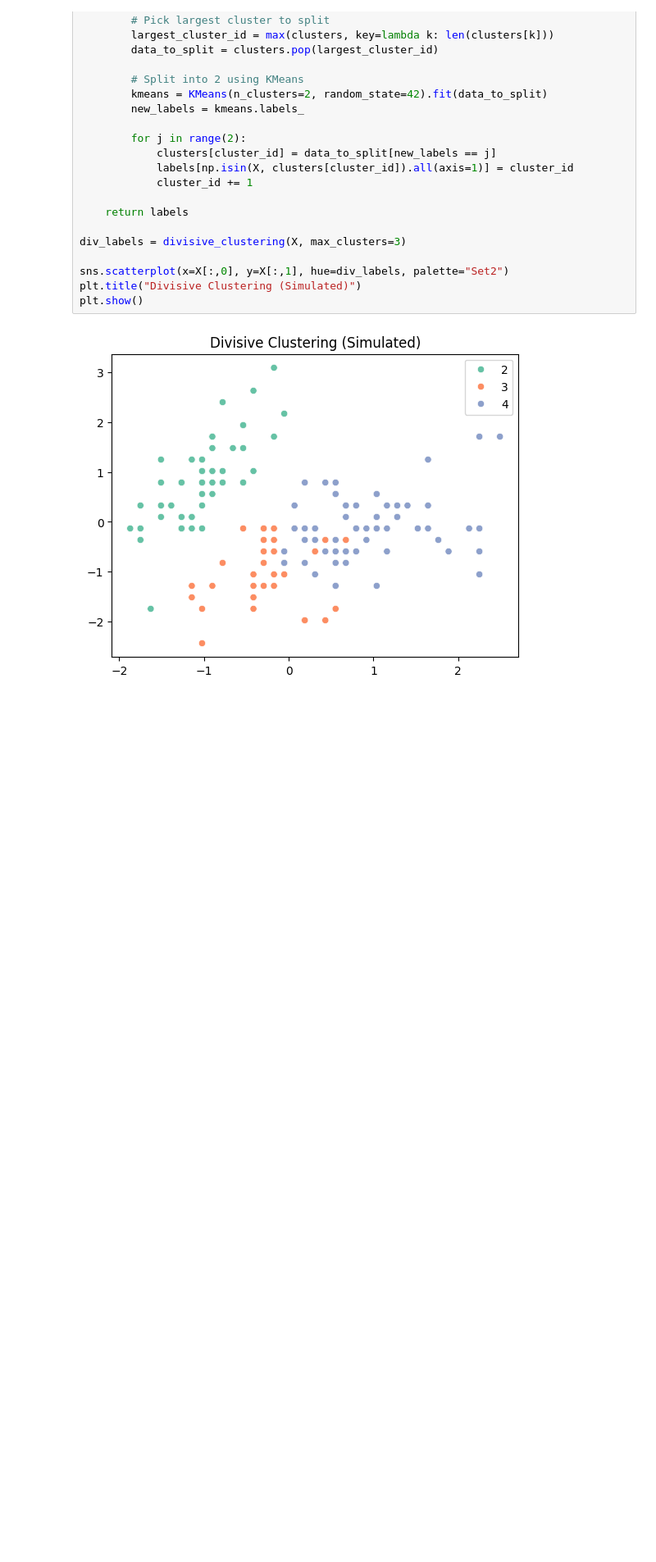
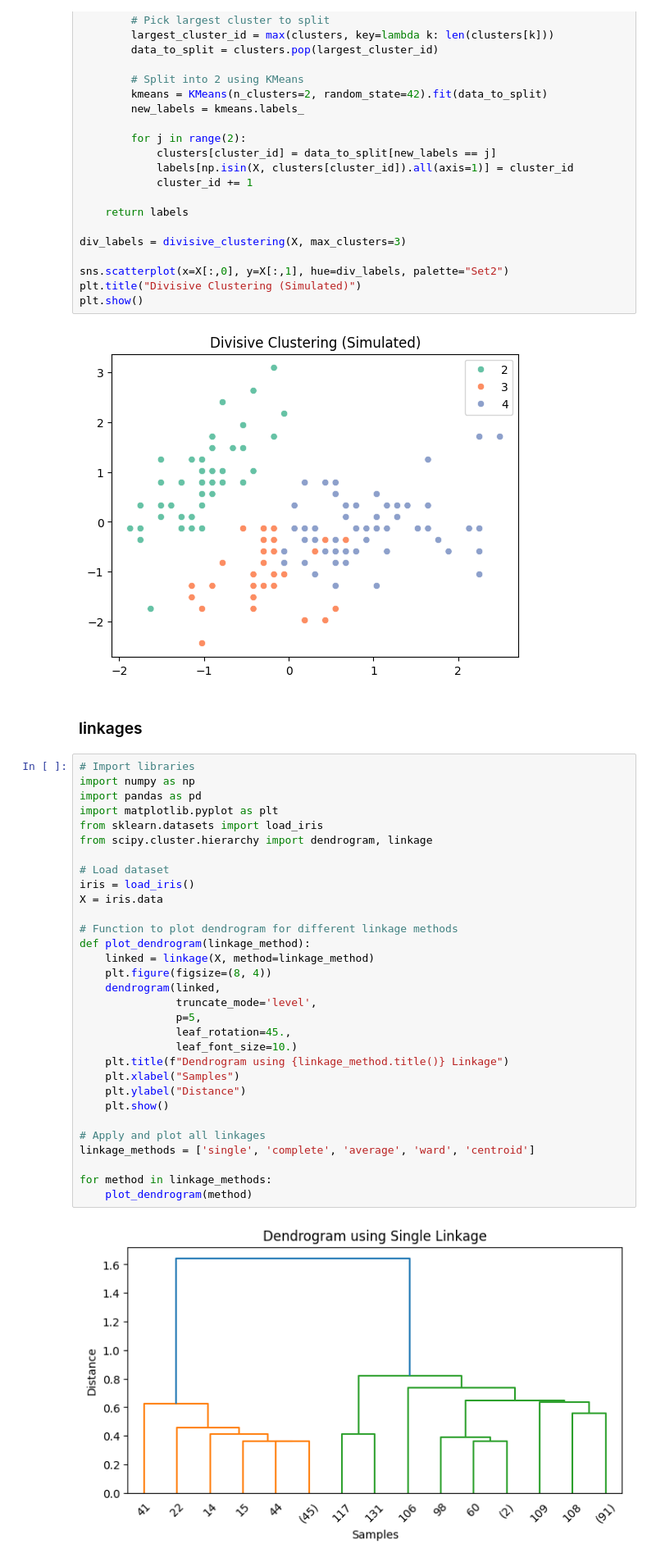
Before and after one commit to naveen-ramavath/machine-learning, a Jupyter notebook: week_7_clusturing_.ipynb, the cells around one changed output. Shown at 82% size. Drawn from its saved outputs; the diff is of its cells as text; blank space fills up the shorter version.

```diff
--- a/week_7_clusturing_.ipynb
+++ b/week_7_clusturing_.ipynb
@@ -115,3 +117,38 @@ plt.title("Divisive Clustering (Simulated)")
 plt.show()
 # %% [output]
 [figure]
+# %% [markdown]
+### linkages
+# %%
+# Import libraries
+import numpy as np
+import pandas as pd
+import matplotlib.pyplot as plt
+from sklearn.datasets import load_iris
+from scipy.cluster.hierarchy import dendrogram, linkage
+
+# Load dataset
+iris = load_iris()
+X = iris.data
+
+# Function to plot dendrogram for different linkage methods
+def plot_dendrogram(linkage_method):
+    linked = linkage(X, method=linkage_method)
+    plt.figure(figsize=(8, 4))
+    dendrogram(linked,
+               truncate_mode='level',
+               p=5,
+               leaf_rotation=45.,
+               leaf_font_size=10.)
+    plt.title(f"Dendrogram using {linkage_method.title()} Linkage")
+    plt.xlabel("Samples")
+    plt.ylabel("Distance")
+    plt.show()
+
+# Apply and plot all linkages
+linkage_methods = ['single', 'complete', 'average', 'ward', 'centroid']
+
+for method in linkage_methods:
+    plot_dendrogram(method)
+# %% [output]
+[figure, added]
```
Also changed, not shown: parts of 6 cells of this notebook.
